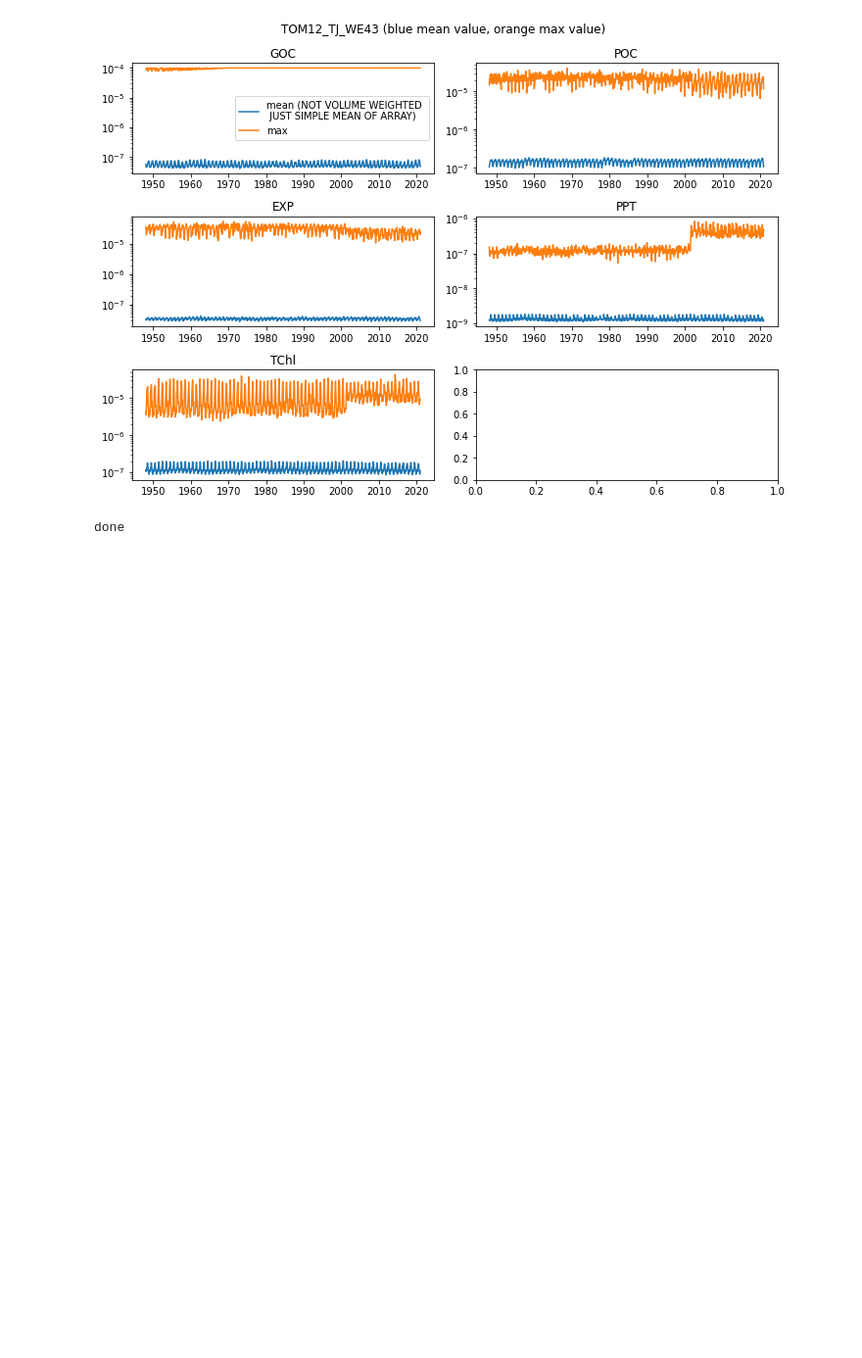
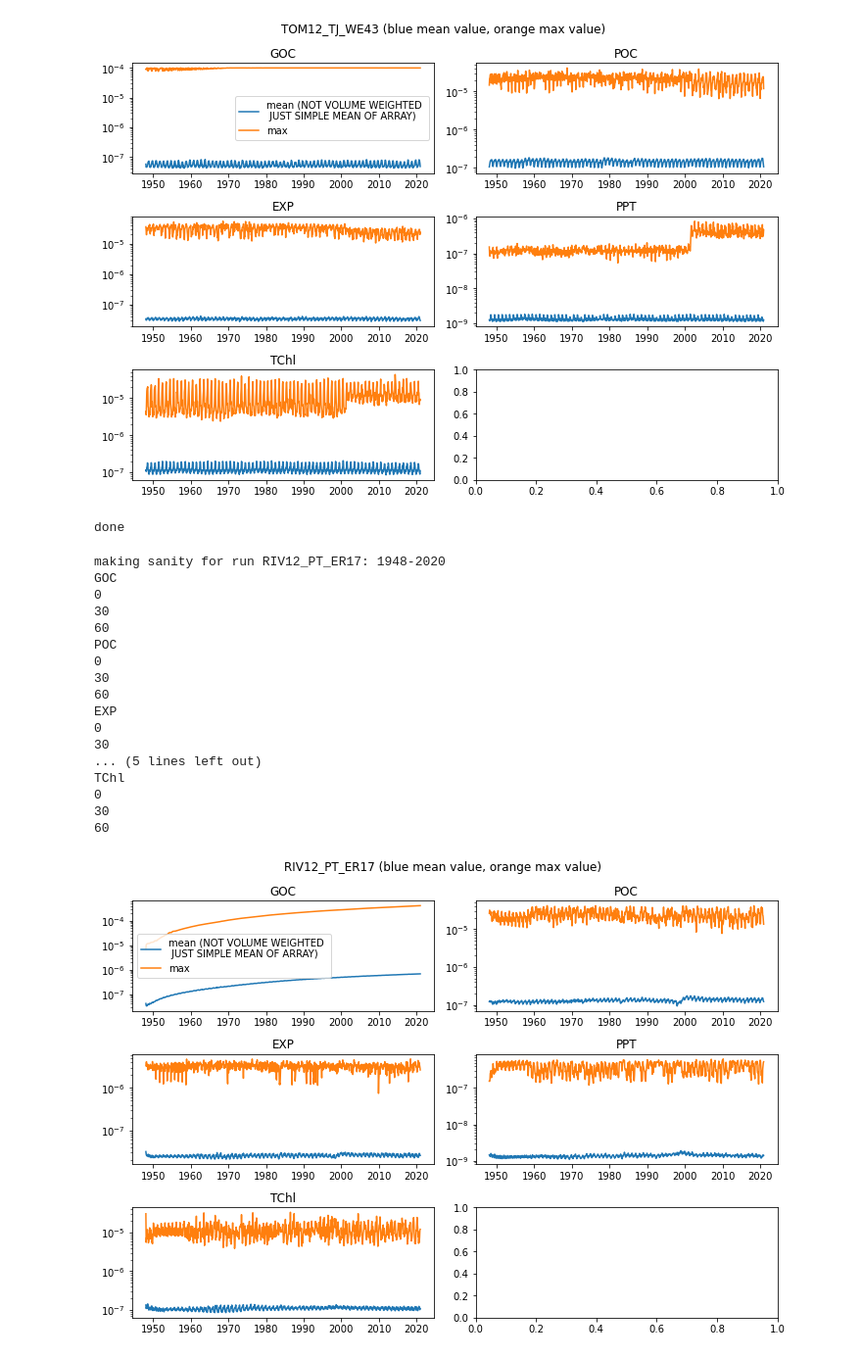
Before and after one commit to tjarnikova/SOZONE, a Jupyter notebook: MODPROC_ROBOT/MultiModelMonitor/SanityCheckDW_WE43.ipynb, the cells around one changed output. Shown at 98% size. Drawn from its saved outputs; the diff is of its cells as text; code cells hidden in the pictures; blank space fills up the shorter version.

Commit message:
sanity check

```diff
--- a/MODPROC_ROBOT/MultiModelMonitor/SanityCheckDW_WE43.ipynb
+++ b/MODPROC_ROBOT/MultiModelMonitor/SanityCheckDW_WE43.ipynb
@@ -106,3 +106,27 @@ TChl
 print('done')
 # %% [output]
 done
+# %%
+tr = 'RIV12_PT_ER17'
+baseDir = '/gpfs/afm/greenocean/software/runs/'
+
+bs.get_sanity(tr, baseDir, startyear = 1948, sdir = '/gpfs/home/mep22dku/scratch/SOZONE/MODPROC_ROBOT/MultiModelMonitor/OUTPUT/')
+# %% [output]
+making sanity for run RIV12_PT_ER17: 1948-2020
+GOC
+0
+30
+60
+POC
+0
+30
+60
+EXP
+0
+30
+... (5 lines left out)
+TChl
+0
+30
+60
+[figure, added]
```
Also changed, not shown: parts of 6 cells of this notebook.
